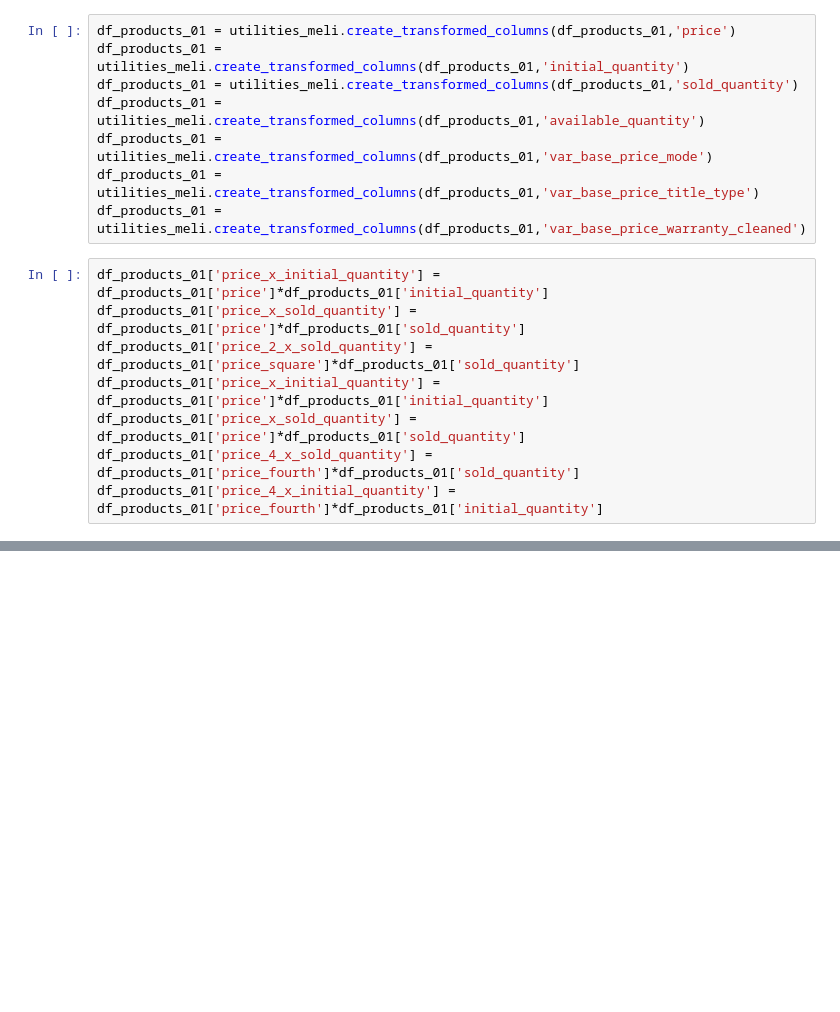
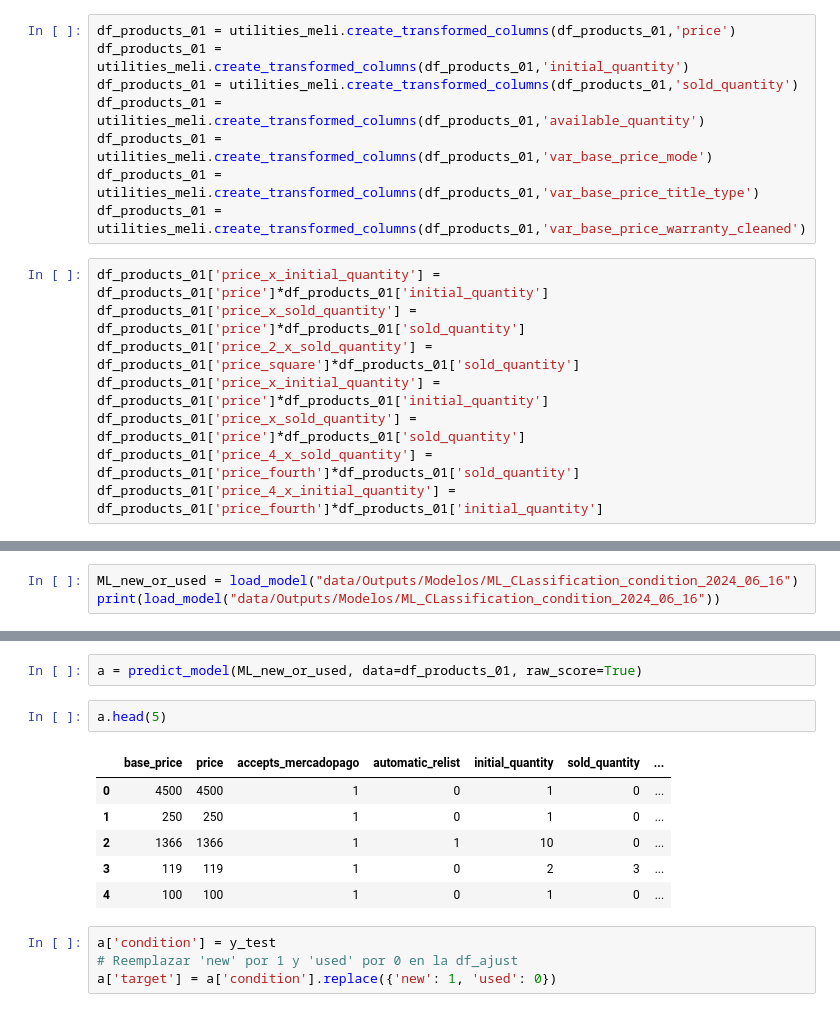
Before and after one commit to jmpaiba123/new_or_used_algorithm_MELI, a Jupyter notebook: jupyter_notebooks/04_calification_and_validation.ipynb, the cells around one changed output, grey strips where cells are left out. Drawn from its saved outputs; the diff is of its cells as text; blank space fills up the shorter version.

```diff
--- a/jupyter_notebooks/04_calification_and_validation.ipynb
+++ b/jupyter_notebooks/04_calification_and_validation.ipynb
@@ -212,0 +245,3 @@ load_model()
+# %%
+ML_new_or_used = load_model("data/Outputs/Modelos/ML_CLassification_condition_2024_06_16")
+print(load_model("data/Outputs/Modelos/ML_CLassification_condition_2024_06_16"))
@@ -212,0 +266,15 @@ load_model()
+# %%
+a = predict_model(ML_new_or_used, data=df_products_01, raw_score=True)
+# %%
+a.head(5)
+# %% [output]
+|  | base_price | price | accepts_mercadopago | automatic_relist | initial_quantity | sold_quantity | ... |
+| 0 | 4500 | 4500 | 1 | 0 | 1 | 0 | ... |
+| 1 | 250 | 250 | 1 | 0 | 1 | 0 | ... |
+| 2 | 1366 | 1366 | 1 | 1 | 10 | 0 | ... |
+| 3 | 119 | 119 | 1 | 0 | 2 | 3 | ... |
+| 4 | 100 | 100 | 1 | 0 | 1 | 0 | ... |
+# %%
+a['condition'] = y_test
+# Reemplazar 'new' por 1 y 'used' por 0 en la df_ajust
+a['target'] = a['condition'].replace({'new': 1, 'used': 0})
```
Also changed, not shown: parts of 14 cells of this notebook, 1 other file.
